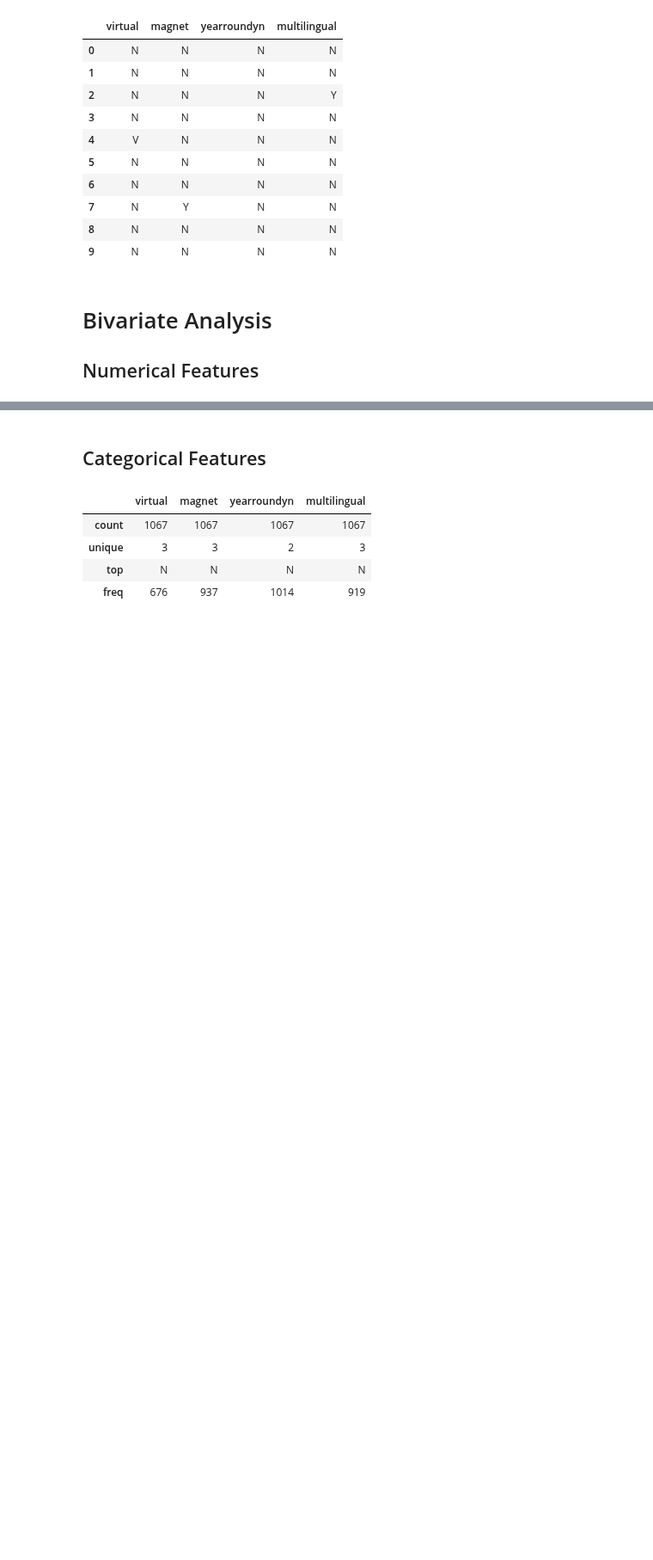
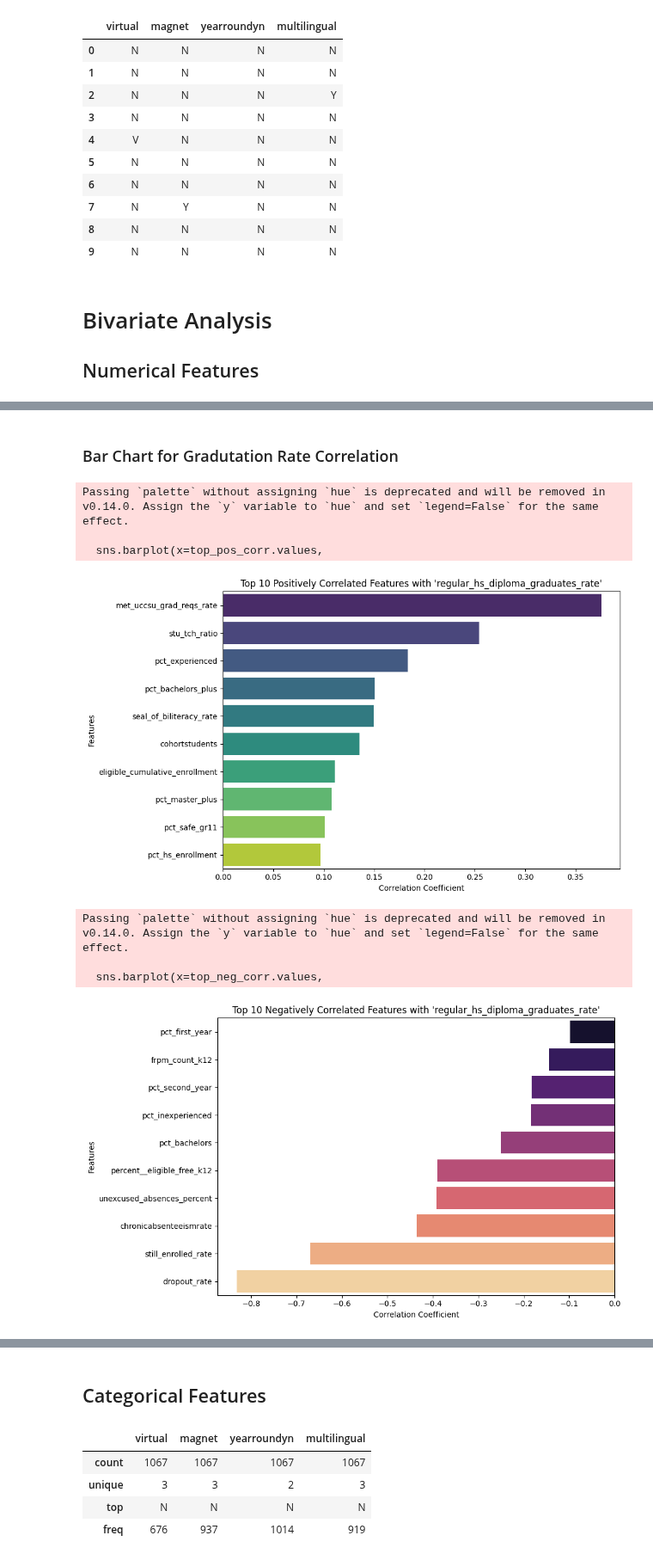
Before and after one commit to junclemente/ads599-capstone_project, a Jupyter notebook: library/02_data_exploration-bivariate.ipynb, the cells around one changed output, grey strips where cells are left out. Shown at 86% size. Cells and saved outputs as stored; diff of their text form; code cells hidden in the pictures; blank space fills up the shorter version.

```diff
--- a/library/02_data_exploration-bivariate.ipynb
+++ b/library/02_data_exploration-bivariate.ipynb
@@ -154,0 +186,5 @@ df_num = df[num_cols].copy()
+# %%
+#Correlation with target variable
+target_corr = corr_matrix[target].drop(target).sort_values(ascending=False)
+print(f"Correlation of features with target variable '{target}':")
+print(target_corr)
@@ -154,0 +209,36 @@ df_num = df[num_cols].copy()
+# %% [markdown]
+### Bar Chart for Gradutation Rate Correlation
+# %%
+#Create Bar Chart for correlation with target variable
+#Top 10 positively correlate features
+top_pos_corr = target_corr.head(10)
+plt.figure(figsize=(10, 6))
+sns.barplot(x=top_pos_corr.values,
+            y=top_pos_corr.index,
+            palette="viridis")
+plt.title(f"Top 10 Positively Correlated Features with '{target}'")
+plt.xlabel("Correlation Coefficient")
+plt.ylabel("Features")
+plt.tight_layout()
+plt.show()
+
+#Top 10 negatively correlate features
+top_neg_corr = target_corr[target_corr < 0].tail(10)
+plt.figure(figsize=(10, 6))
+sns.barplot(x=top_neg_corr.values,
+            y=top_neg_corr.index,
+            palette="magma")
+plt.title(f"Top 10 Negatively Correlated Features with '{target}'")
+plt.xlabel("Correlation Coefficient")
+plt.ylabel("Features")
+plt.tight_layout()
+plt.show()
+# %% [output]
+Passing `palette` without assigning `hue` is deprecated and will be removed in v0.14.0. Assign the `y` variable to `hue` and set `legend=False` for the same effect.
+
+  sns.barplot(x=top_pos_corr.values,
+[figure, added]
+Passing `palette` without assigning `hue` is deprecated and will be removed in v0.14.0. Assign the `y` variable to `hue` and set `legend=False` for the same effect.
+
+  sns.barplot(x=top_neg_corr.values,
+[figure, added]
```
Also changed, not shown: parts of 15 cells of this notebook.
